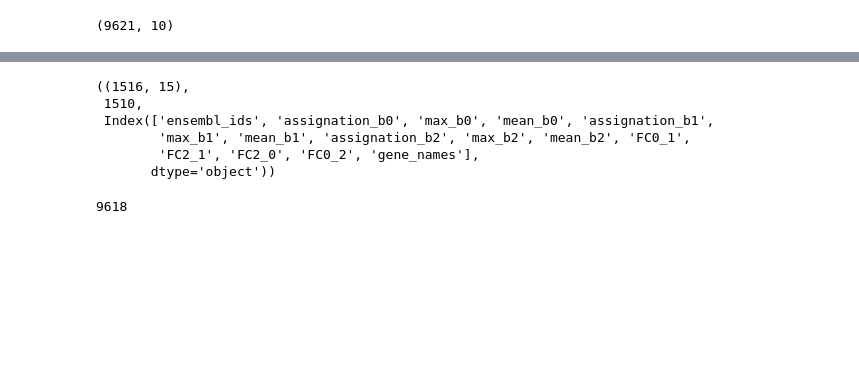
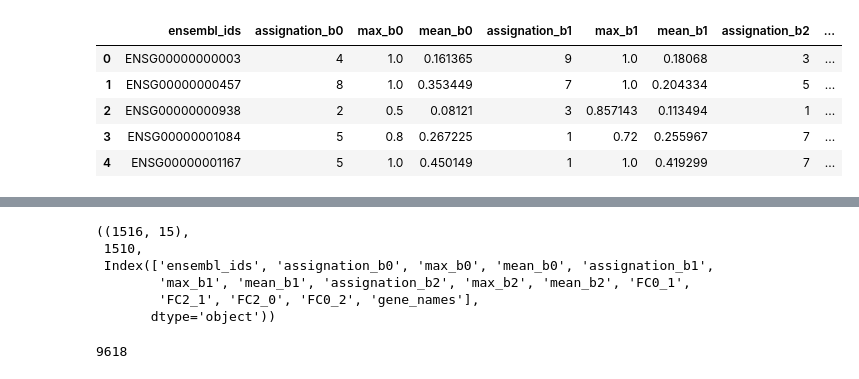
Before and after one commit to trangle1302/2D_shapespace, a Jupyter notebook: notebooks/Clusters.ipynb, the cells around one changed output, grey strips where cells are left out. Drawn from its saved outputs; the diff is of its cells as text; code cells hidden in the pictures; blank space fills up the shorter version.

```diff
--- a/notebooks/Clusters.ipynb
+++ b/notebooks/Clusters.ipynb
@@ -20,8 +21,13 @@ for b in bins:
 #covar_mat = pd.read_csv(f"{d}/covar/{PC}_{b}.csv")
-# %%
-df.shape
-# %% [output]
-(9621, 10)
+# %%
+df.head()
+# %% [output]
+|  | ensembl_ids | assignation_b0 | max_b0 | mean_b0 | assignation_b1 | max_b1 | mean_b1 | assignation_b2 | ... |
+| 0 | ENSG00000000003 | 4 | 1.0 | 0.161365 | 9 | 1.0 | 0.18068 | 3 | ... |
+| 1 | ENSG00000000457 | 8 | 1.0 | 0.353449 | 7 | 1.0 | 0.204334 | 5 | ... |
+| 2 | ENSG00000000938 | 2 | 0.5 | 0.08121 | 3 | 0.857143 | 0.113494 | 1 | ... |
+| 3 | ENSG00000001084 | 5 | 0.8 | 0.267225 | 1 | 0.72 | 0.255967 | 7 | ... |
+| 4 | ENSG00000001167 | 5 | 1.0 | 0.450149 | 1 | 1.0 | 0.419299 | 7 | ... |
 # %%
 df["FC0_1"] = df["mean_b0"]/df["mean_b1"]
 df["FC2_1"] = df["mean_b2"]/df["mean_b1"]
```
Also changed, not shown: parts of 8 cells of this notebook, 2 other files.
